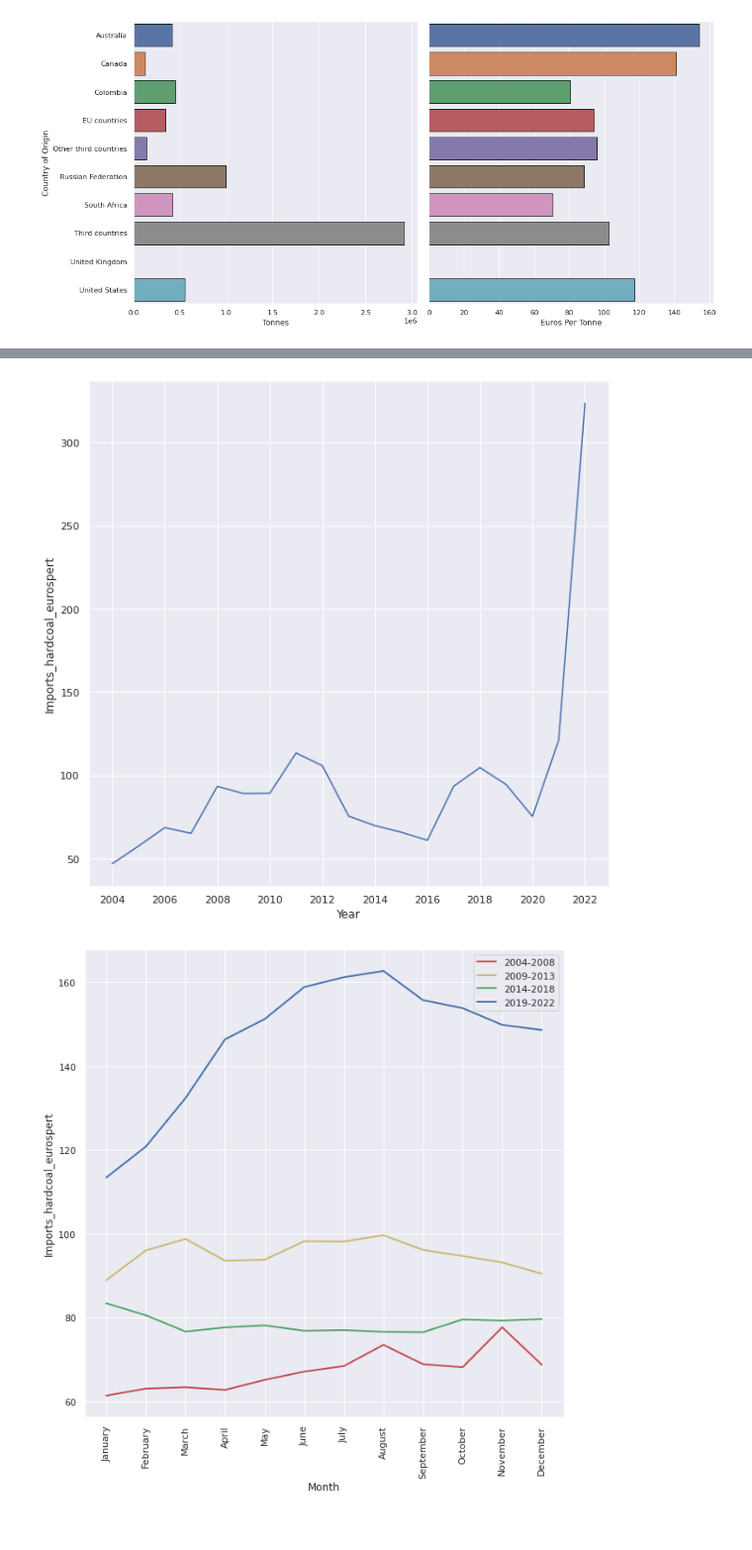
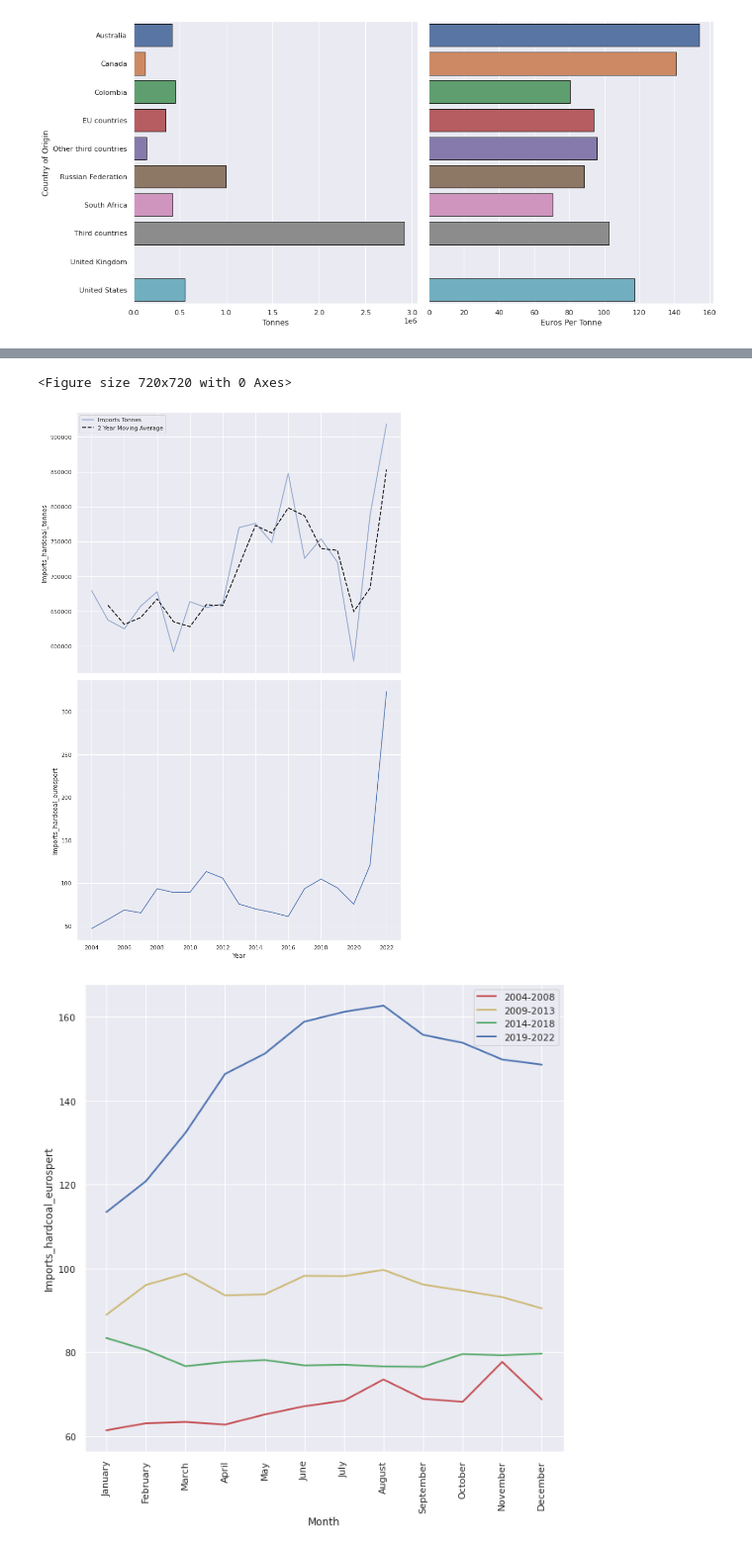
Before and after one commit to Kshitij301199/Coal_Imports_Germany, a Jupyter notebook: docs/Analysis.ipynb, the cells around one changed output, grey strips where cells are left out. Shown at 99% size. Cells and saved outputs as stored; diff of their text form; code cells hidden in the pictures.

Commit message:
Updated Analysis.ipynb and Created Images folder

```diff
--- a/docs/Analysis.ipynb
+++ b/docs/Analysis.ipynb
@@ -152,0 +180,3 @@ for i,j,k,l in zip(pivot_table_month0408['Imports_hardcoal_tonnes'],pivot_table_
+# %%
+pivot_table_year["Imports_hardcoal_tonnes_MA2y"] = np.convolve(pivot_table_year.Imports_hardcoal_tonnes,[0.5,0.5],mode="same")
+pivot_table_year.head()
@@ -191,13 +220,36 @@ plt.xticks(pivot_table_year.index[::2]);
-# %%
-plt.figure(figsize=(10,10))
-sns.lineplot(
-    data = pivot_table_year,
-    x = pivot_table_year.index,
-    y = "Imports_hardcoal_eurospert"
-)
-plt.xticks(pivot_table_year.index[::2]);
-# %% [output]
-[figure, removed]
+# %%
+plt.figure(figsize=(10,10))
+fig, axes = plt.subplots(2,1,figsize=(10,15),sharex=True)
+sns.lineplot(
+    ax = axes[0],
+    data=pivot_table_year,
+    x = pivot_table_year.index,
+    y = "Imports_hardcoal_tonnes",
+    linewidth=2,alpha=0.5
+)
+sns.lineplot(
+    ax = axes[0],
+    x = pivot_table_year.index[1:],
+    y = pivot_table_year.Imports_hardcoal_tonnes_MA2y[1:],
+    linewidth=2,
+    linestyle="--",
+    alpha=1,
+    color="k"
+)
+
+sns.lineplot(
+    ax = axes[1],
+    data = pivot_table_year,
+    x = pivot_table_year.index,
+    y = "Imports_hardcoal_eurospert"
+)
+axes[0].legend(["Imports Tonnes","2 Year Moving Average"],loc="best")
+plt.xticks(pivot_table_year.index[::2]);
+plt.tight_layout()
+plt.savefig("../images/Import_hardcoal_yearly.jpg",dpi=300,edgecolor='k');
+# %% [output]
+<Figure size 720x720 with 0 Axes>
+[figure, added]
 # %%
 plt.figure(figsize=(10,10))
 sns.lineplot(
```
Also changed, not shown: parts of 12 cells of this notebook, 3 other files.
